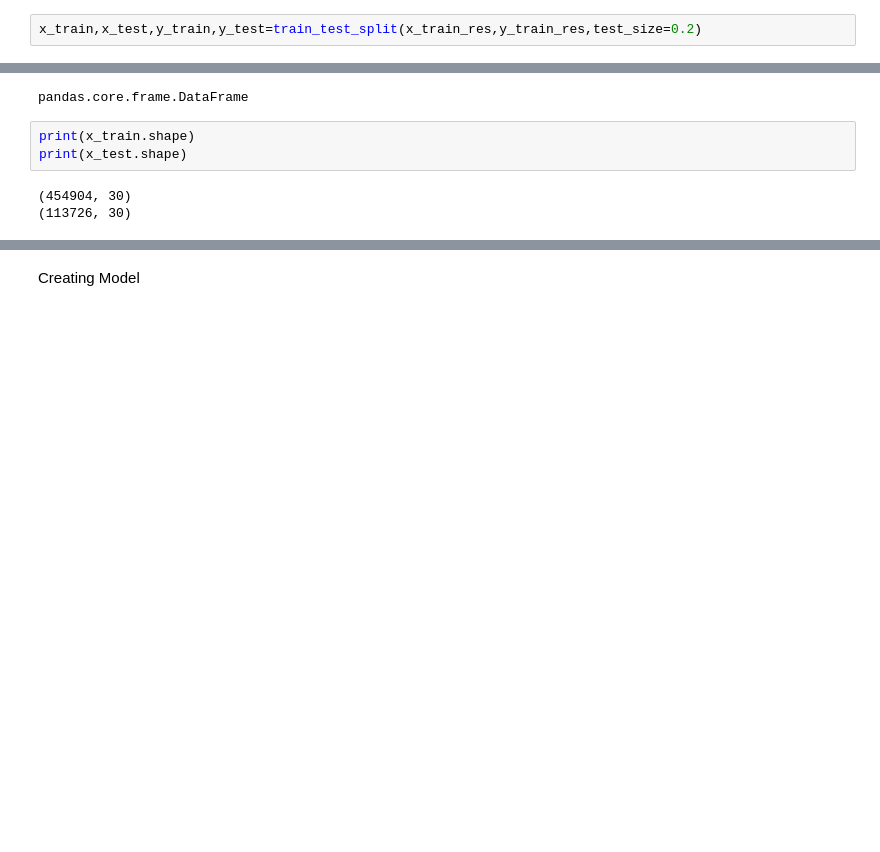
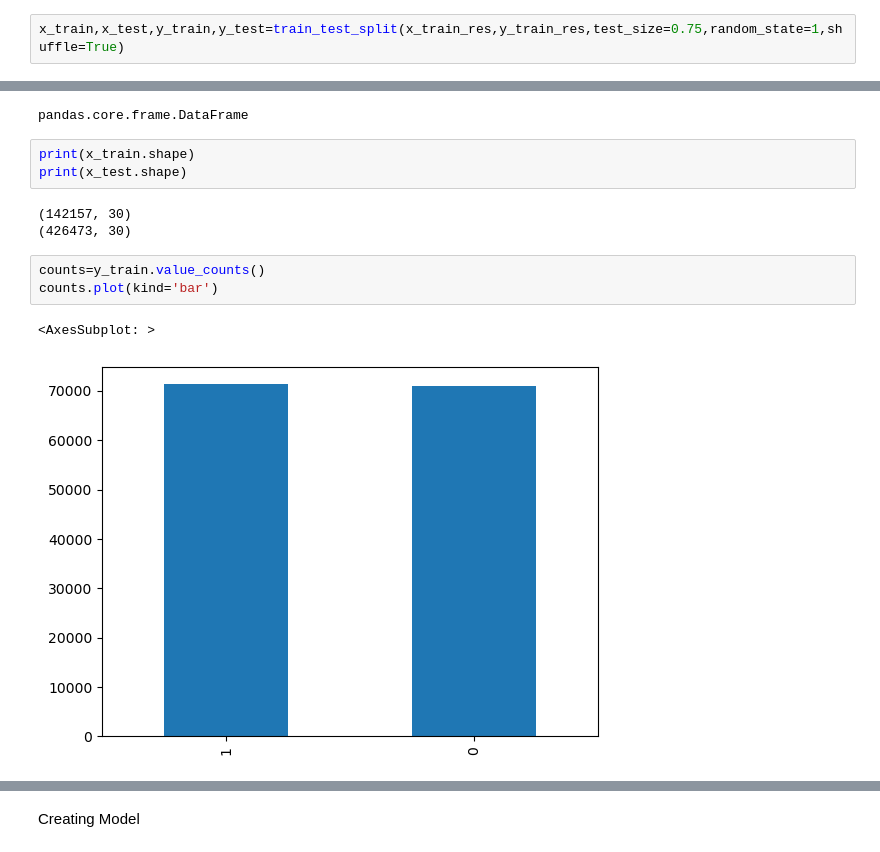
Before and after one commit to RoshanAswal/Credit-Card-Fraud-Detection, a Jupyter notebook: Fraud Detection.ipynb, the cells around one changed output, grey strips where cells are left out. Saved outputs shown, nothing was run; the diff lists cells and outputs as text; blank space fills up the shorter version.

```diff
--- a/Fraud Detection.ipynb
+++ b/Fraud Detection.ipynb
@@ -110,7 +112,7 @@ len(y_train_res)
 # %% [output]
 568630
 # %%
-x_train,x_test,y_train,y_test=train_test_split(x_train_res,y_train_res,test_size=0.2)
+x_train,x_test,y_train,y_test=train_test_split(x_train_res,y_train_res,test_size=0.75,random_state=1,shuffle=True)
 # %%
 type(x_train)
 # %% [output]
@@ -119,5 +121,11 @@ pandas.core.frame.DataFrame
 print(x_train.shape)
 print(x_test.shape)
 # %% [output]
-(454904, 30)
-(113726, 30)
+(142157, 30)
+(426473, 30)
+# %%
+counts=y_train.value_counts()
+counts.plot(kind='bar')
+# %% [output]
+<AxesSubplot: >
+[figure, added]
```
Also changed, not shown: parts of 8 cells of this notebook.
